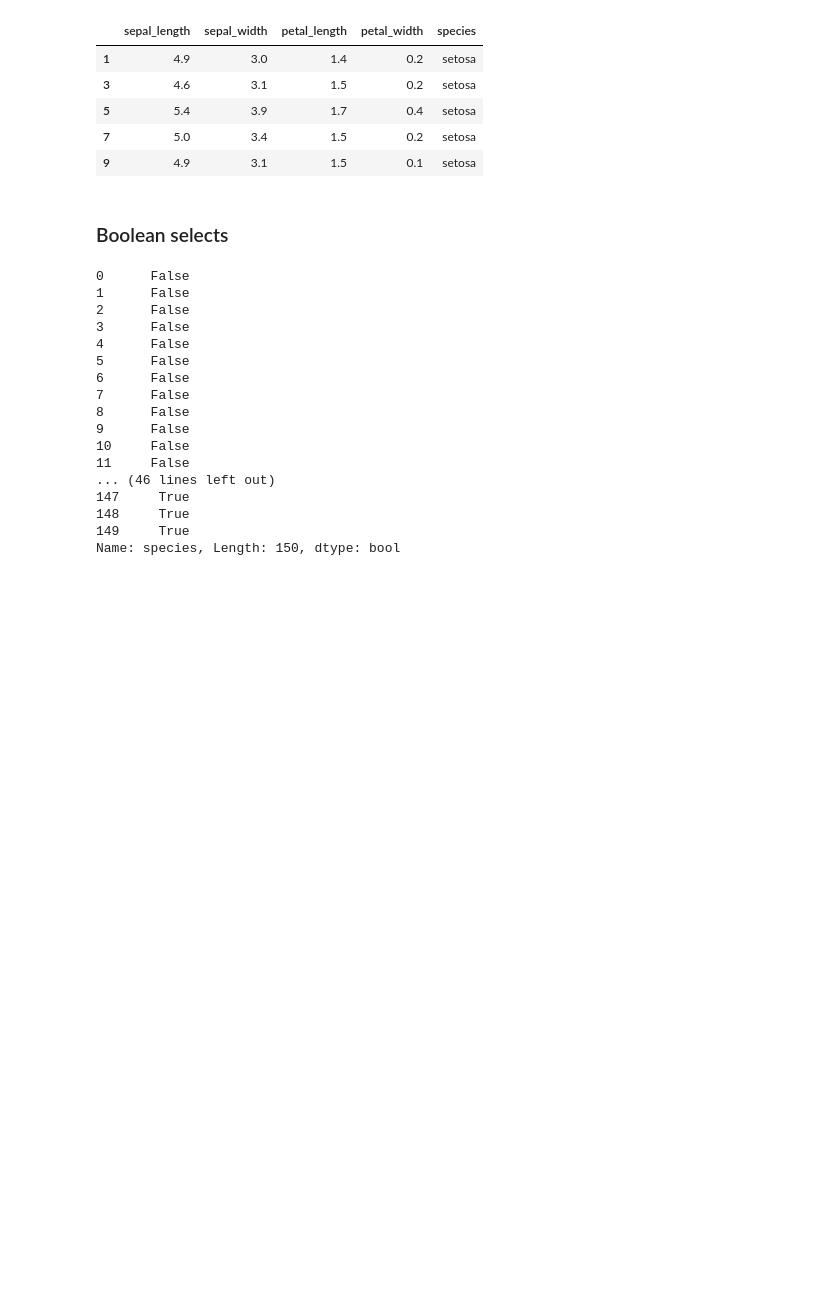
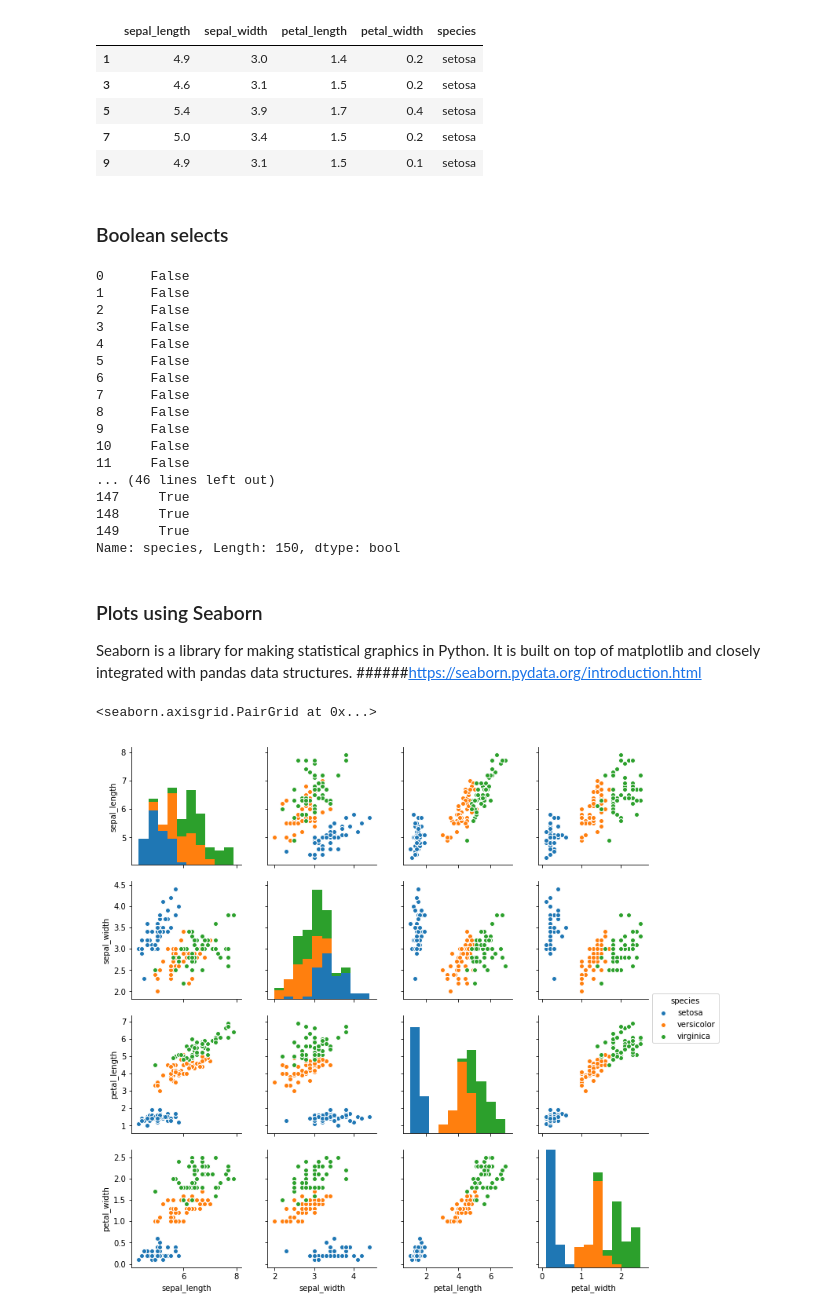
Before and after one commit to kimburke5/emerging_technologies, a Jupyter notebook: iris-dataset.ipynb, the cells around one changed output. Cells and saved outputs as stored; diff of their text form; code cells hidden in the pictures; blank space fills up the shorter version.

```diff
--- a/iris-dataset.ipynb
+++ b/iris-dataset.ipynb
@@ -124,3 +124,8 @@ df.loc[:, 'species'] == 'virginica'
 148     True
 149     True
 Name: species, Length: 150, dtype: bool
+# %% [markdown]
+### Plots using Seaborn
+
+Seaborn is a library for making statistical graphics in Python. It is built on top of matplotlib and closely integrated with pandas data structures.
+######https://seaborn.pydata.org/introduction.html
@@ -126,0 +134,5 @@ Name: species, Length: 150, dtype: bool
+# %%
+sns.pairplot(df, hue='species')
+# %% [output]
+<seaborn.axisgrid.PairGrid at 0x...>
+[figure, added]
```
Also changed, not shown: parts of 2 cells of this notebook.
